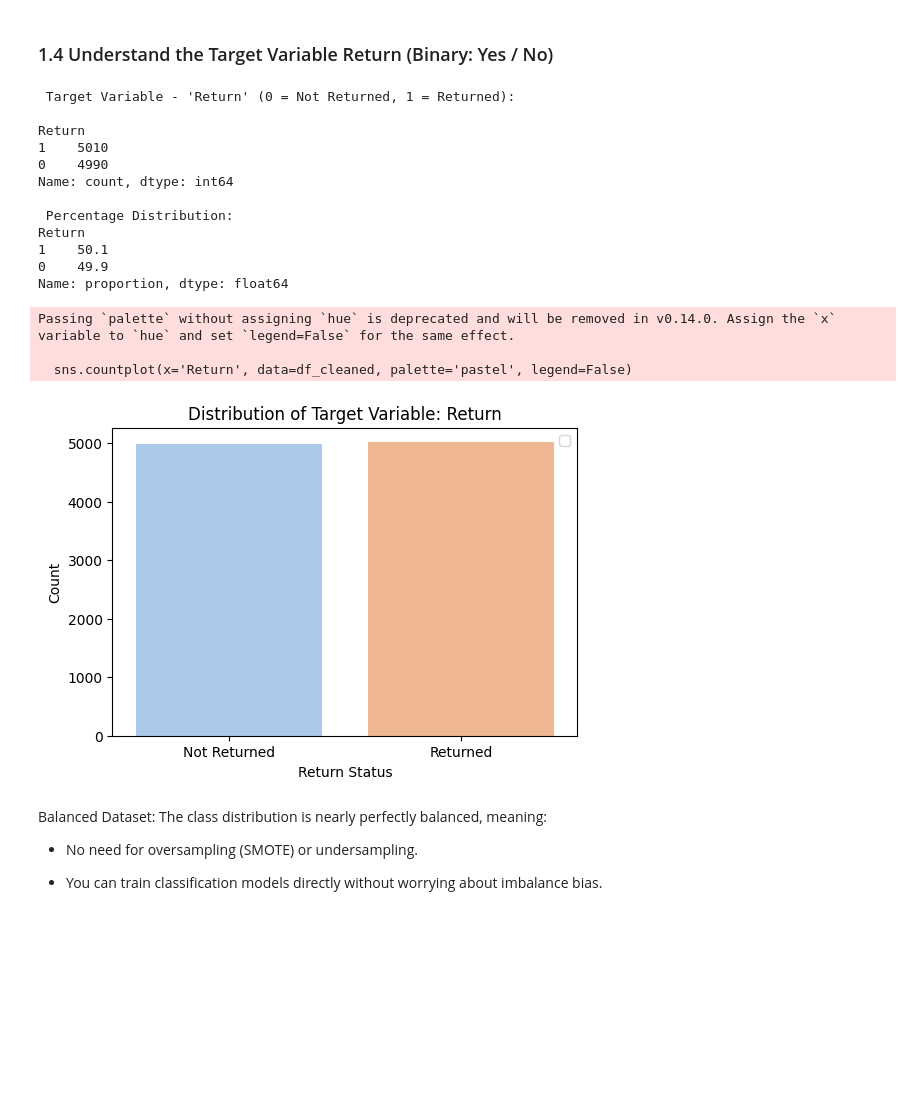
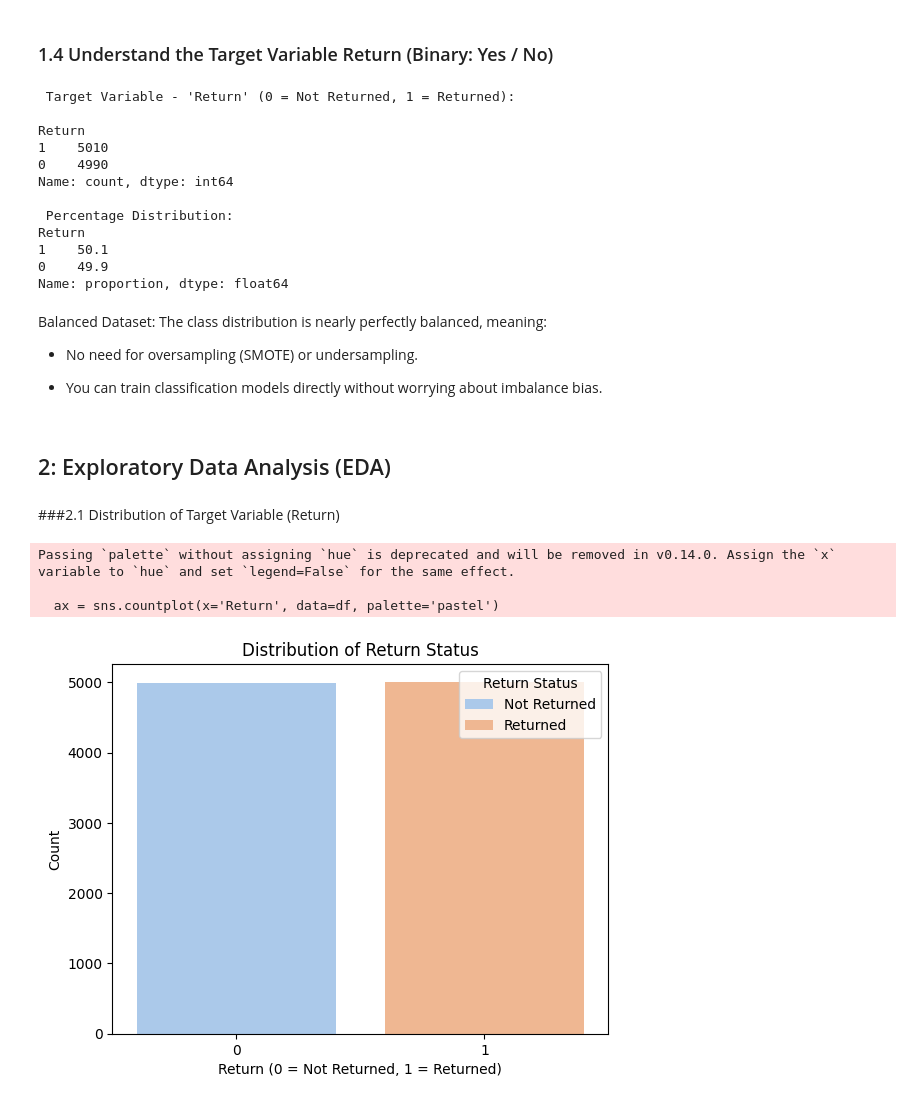
Before and after one commit to Aishaamalik/Predicting-Product-Return-Probability-in-E-Commerce, a Jupyter notebook: Project_3.ipynb, the cells around one changed output. Saved outputs shown, nothing was run; the diff lists cells and outputs as text; code cells hidden in the pictures; blank space fills up the shorter version.

```diff
--- a/Project_3.ipynb
+++ b/Project_3.ipynb
@@ -269,18 +275,6 @@ print(df_cleaned['Return'].value_counts())
 
 print("\n Percentage Distribution:")
 print(df_cleaned['Return'].value_counts(normalize=True) * 100)
-
-import seaborn as sns
-import matplotlib.pyplot as plt
-
-plt.figure(figsize=(6, 4))
-sns.countplot(x='Return', data=df_cleaned, palette='pastel', legend=False)
-plt.title('Distribution of Target Variable: Return')
-plt.xticks([0, 1], ['Not Returned', 'Returned'])
-plt.ylabel('Count')
-plt.xlabel('Return Status')
-plt.legend()
-plt.show()
 # %% [output]
  Target Variable - 'Return' (0 = Not Returned, 1 = Returned):
 
@@ -294,13 +288,37 @@ Return
 1    50.1
 0    49.9
 Name: proportion, dtype: float64
-Passing `palette` without assigning `hue` is deprecated and will be removed in v0.14.0. Assign the `x` variable to `hue` and set `legend=False` for the same effect.
-
-  sns.countplot(x='Return', data=df_cleaned, palette='pastel', legend=False)
-[figure, removed]
 # %% [markdown]
  Balanced Dataset: The class distribution is nearly perfectly balanced, meaning:
 
 - No need for oversampling (SMOTE) or undersampling.
 
 - You can train classification models directly without worrying about imbalance bias.
+# %% [markdown]
+## 2: Exploratory Data Analysis (EDA)
+# %% [markdown]
+###2.1 Distribution of Target Variable (Return)
+# %%
+import pandas as pd
+import seaborn as sns
+import matplotlib.pyplot as plt
+
+df = pd.read_csv('cleaned_ecommerce_data.csv')
+
+return_counts = df['Return'].value_counts()
+return_percent = df['Return'].value_counts(normalize=True) * 100
+
+ax = sns.countplot(x='Return', data=df, palette='pastel')
+
+plt.title('Distribution of Return Status')
+plt.xlabel('Return (0 = Not Returned, 1 = Returned)')
+plt.ylabel('Count')
+
+plt.legend(title='Return Status', labels=['Not Returned', 'Returned'])
+
+plt.show()
+# %% [output]
+Passing `palette` without assigning `hue` is deprecated and will be removed in v0.14.0. Assign the `x` variable to `hue` and set `legend=False` for the same effect.
+
+  ax = sns.countplot(x='Return', data=df, palette='pastel')
+[figure, added]
```
Also changed, not shown: parts of 120 cells of this notebook.
